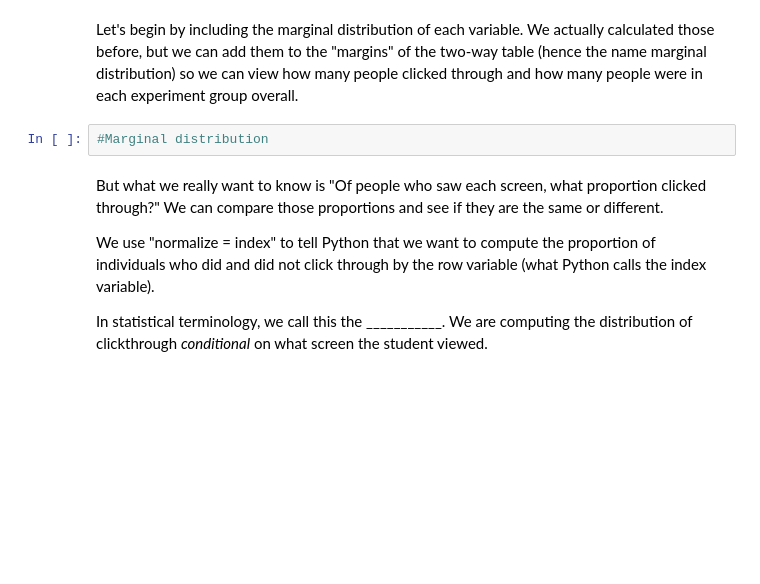
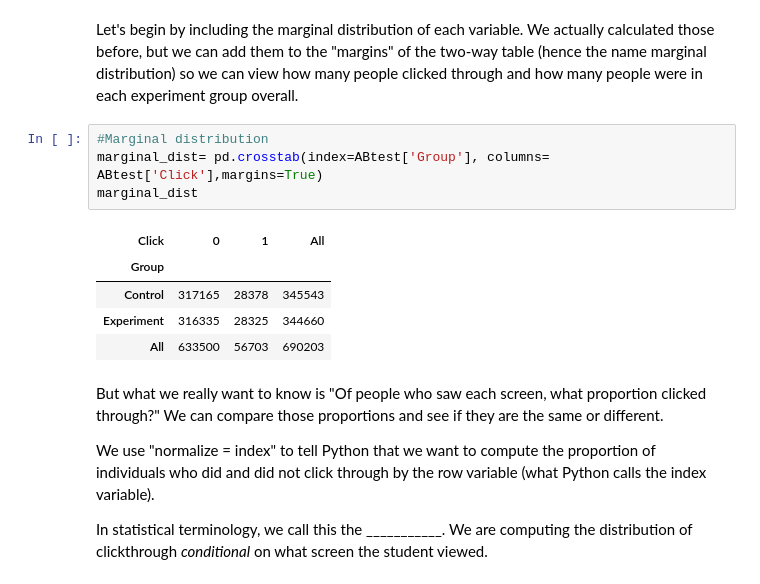
Before and after one commit to sikoh/DS-Statistics, a Jupyter notebook: Hypothesis-Chi-Square/DS_ChiSquareTests_Lecture_Notes.ipynb, the cells around one changed output. Saved outputs shown, nothing was run; the diff lists cells and outputs as text; blank space fills up the shorter version.

```diff
--- a/Hypothesis-Chi-Square/DS_ChiSquareTests_Lecture_Notes.ipynb
+++ b/Hypothesis-Chi-Square/DS_ChiSquareTests_Lecture_Notes.ipynb
@@ -151,8 +184,16 @@ Now we want to look at the joint distribution of experimental condition and clic
 So... is there a relationship between web text and clickthroughs? Perhaps. How do you confirm this?
 # %% [markdown]
 Let's begin by including the marginal distribution of each variable.  We actually calculated those before, but we can add them to the "margins" of the two-way table (hence the name marginal distribution) so we can view how many people clicked through and how many people were in each experiment group overall.
-# %%
-#Marginal distribution
+# %%
+#Marginal distribution
+marginal_dist= pd.crosstab(index=ABtest['Group'], columns= ABtest['Click'],margins=True)
+marginal_dist
+# %% [output]
+| Click | 0 | 1 | All |
+| Group |  |  |  |
+| Control | 317165 | 28378 | 345543 |
+| Experiment | 316335 | 28325 | 344660 |
+| All | 633500 | 56703 | 690203 |
 # %% [markdown]
 But what we really want to know is "Of people who saw each screen, what proportion clicked through?"  We can compare those proportions and see if they are the same or different.
 
```
Also changed, not shown: parts of 15 cells of this notebook.
